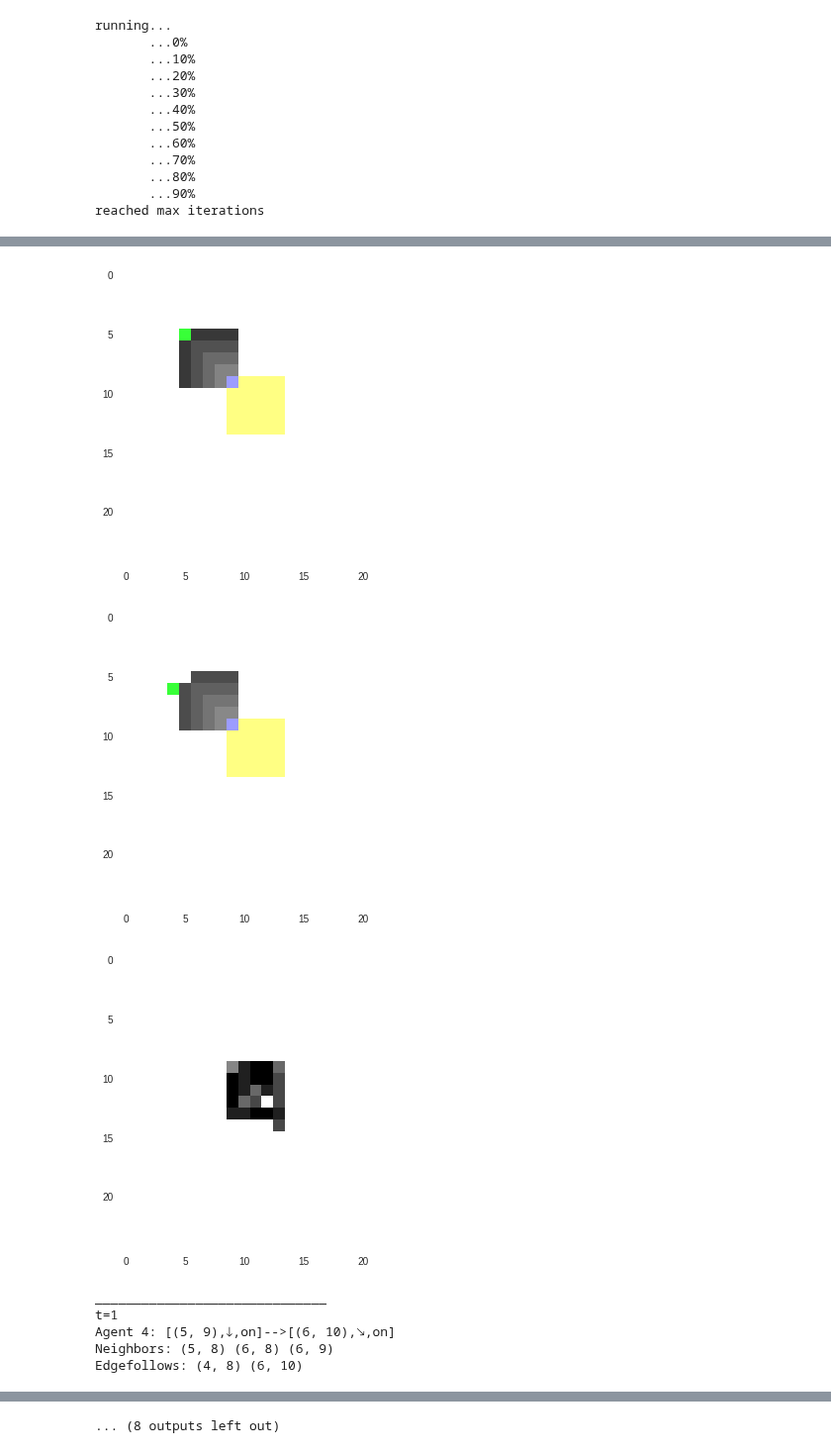
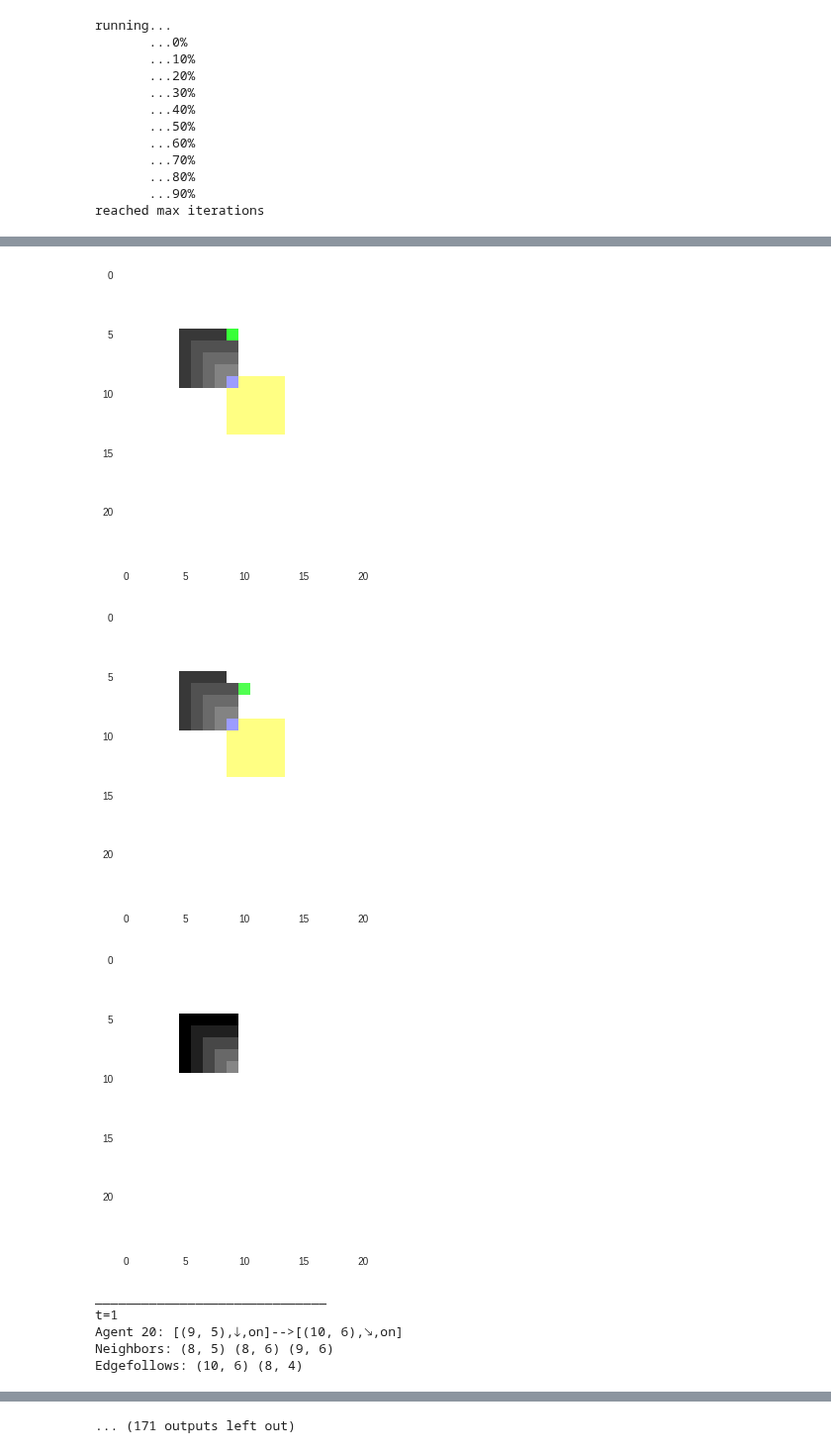
Before and after one commit to jpskycak/research_notebooks, a Jupyter notebook: modeling_programmable_self_assembly_with_cellular_automata.ipynb, the cells around one changed output, grey strips where cells are left out. Shown at 99% size. Saved outputs shown, nothing was run; the diff lists cells and outputs as text; code cells hidden in the pictures.

```diff
--- a/modeling_programmable_self_assembly_with_cellular_automata.ipynb
+++ b/modeling_programmable_self_assembly_with_cellular_automata.ipynb
@@ -278,7 +278,7 @@ class Agents:
   def move(self,i):
     orig_coordinates = self.agent_coordinates[i]
     self.update_direction_coordinates(i)
-    self.coordinates_log.append(self.agent_coordinates)
+    self.coordinates_log.append(list(self.agent_coordinates))
     self.update_neighbors()
     self.update_gradient()
     self.gradient_log.append(self.gradient)
@@ -299,7 +299,7 @@ class Agents:
     self.template_coordinates = self.init_template_coordinates()
     self.agent_coordinates = self.init_agent_coordinates()
     self.coordinates_log = []
-    self.coordinates_log.append(self.agent_coordinates)
+    self.coordinates_log.append(list(self.agent_coordinates))
     self.activity = self.init_activity()
     self.direction = self.init_direction()
     self.is_source = self.init_is_source()
@@ -381,7 +381,7 @@ running...
        ...90%
 reached max iterations
 # %%
-for t in range(5):
+for t in range(100):
   print '______________________________'
   print 't='+str(t)
   a.plot(t,debug=True)
@@ -394,8 +394,8 @@ Edgefollows: (6, 4) (4, 6)
-[figure, old version]
+[figure, new version]
-[figure, old version]
+[figure, new version]
-[figure, old version]
+[figure, new version]
 ______________________________
 t=1
-Agent 4: [(5, 9),🡓,on]-->[(6, 10),🡖,on]
-Neighbors: (5, 8) (6, 8) (6, 9)
-Edgefollows: (4, 8) (6, 10)
+Agent 20: [(9, 5),🡓,on]-->[(10, 6),🡖,on]
+Neighbors: (8, 5) (8, 6) (9, 6)
+Edgefollows: (10, 6) (8, 4)
@@ -413 +413 @@ Edgefollows: (10, 6) (8, 4)
-... (8 outputs left out)
+... (171 outputs left out)
```
Also changed, not shown: parts of 3 cells of this notebook.
